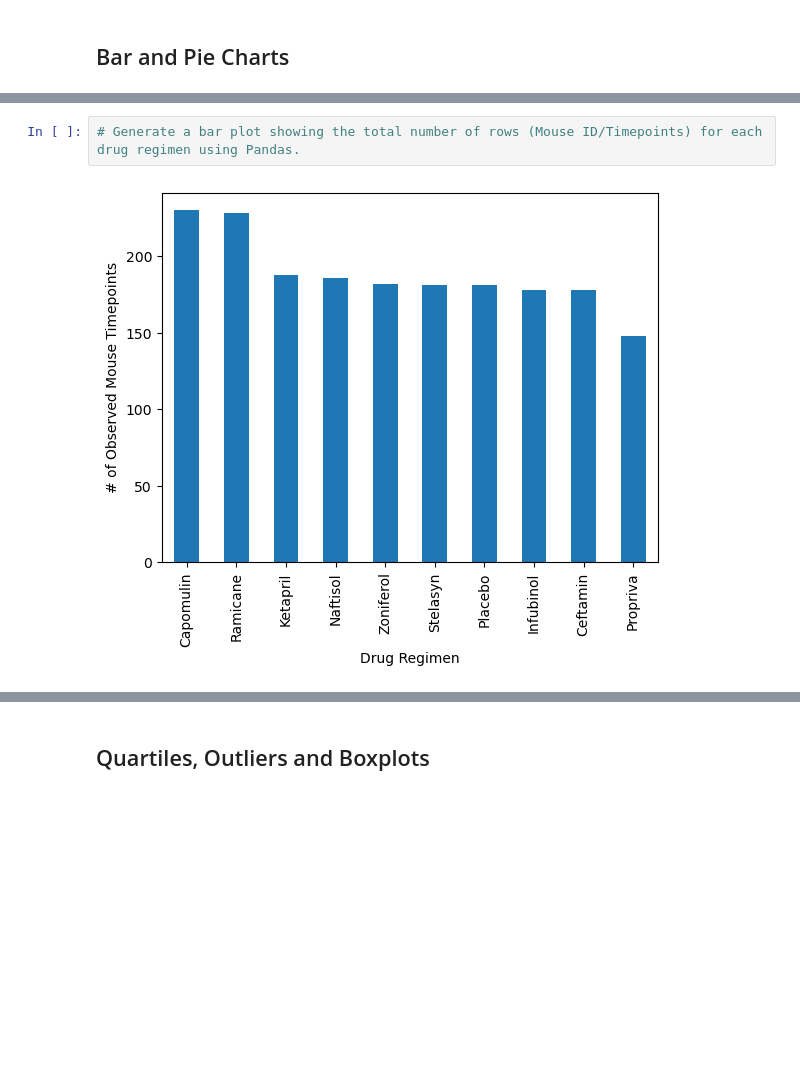
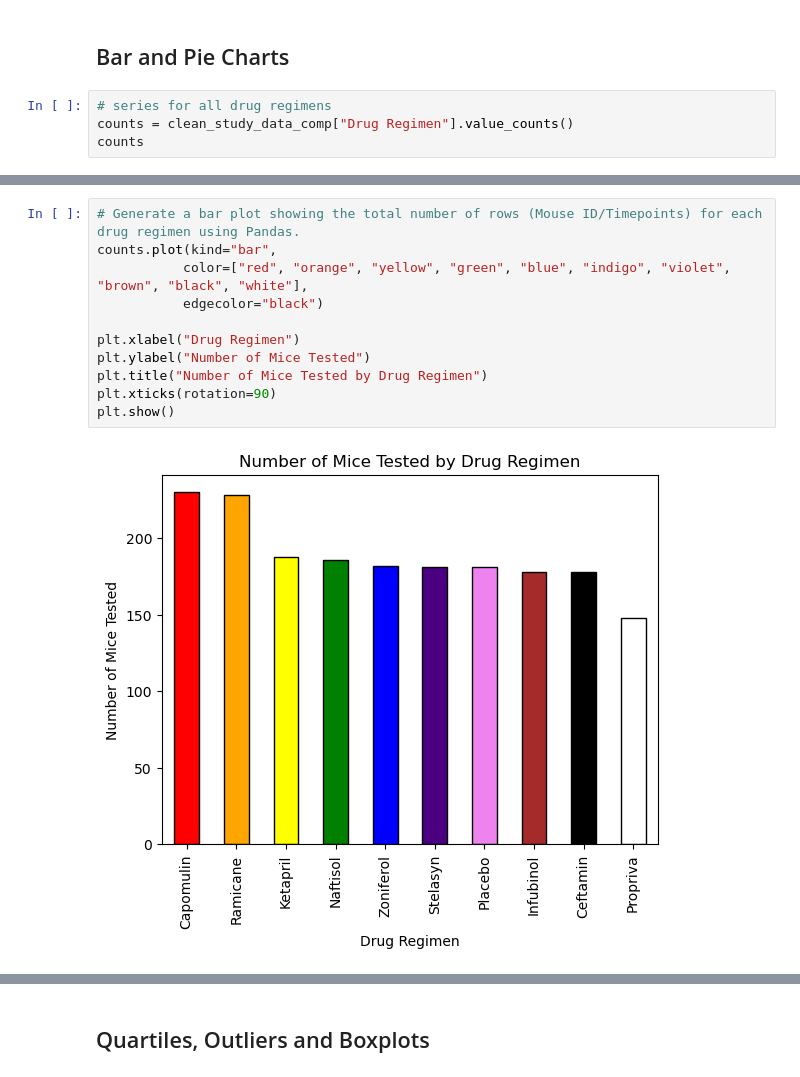
Before and after one commit to djdavis825/matplotlib_challenge, a Jupyter notebook: Pymaceuticals/pymaceuticals_solution.ipynb, the cells around one changed output, grey strips where cells are left out. Drawn from its saved outputs; the diff is of its cells as text; blank space fills up the shorter version.

```diff
--- a/Pymaceuticals/pymaceuticals_solution.ipynb
+++ b/Pymaceuticals/pymaceuticals_solution.ipynb
@@ -148,3 +163,7 @@ TypeError: agg function failed [how->mean,dtype->object]
 | Zoniferol | 53.236507 | 51.818479 | 48.533355 | 6.966589 | 0.516398 |
 # %% [markdown]
 ## Bar and Pie Charts
+# %%
+# series for all drug regimens
+counts = clean_study_data_comp["Drug Regimen"].value_counts()
+counts
@@ -151,4 +183,13 @@ TypeError: agg function failed [how->mean,dtype->object]
 # %%
 # Generate a bar plot showing the total number of rows (Mouse ID/Timepoints) for each drug regimen using Pandas.
+counts.plot(kind="bar",
+           color=["red", "orange", "yellow", "green", "blue", "indigo", "violet", "brown", "black", "white"],
+           edgecolor="black")
+
+plt.xlabel("Drug Regimen")
+plt.ylabel("Number of Mice Tested")
+plt.title("Number of Mice Tested by Drug Regimen")
+plt.xticks(rotation=90)
+plt.show()
 # %% [output]
-[figure, old version]
+[figure, new version]
```
Also changed, not shown: parts of 29 cells of this notebook, 2 other files.
